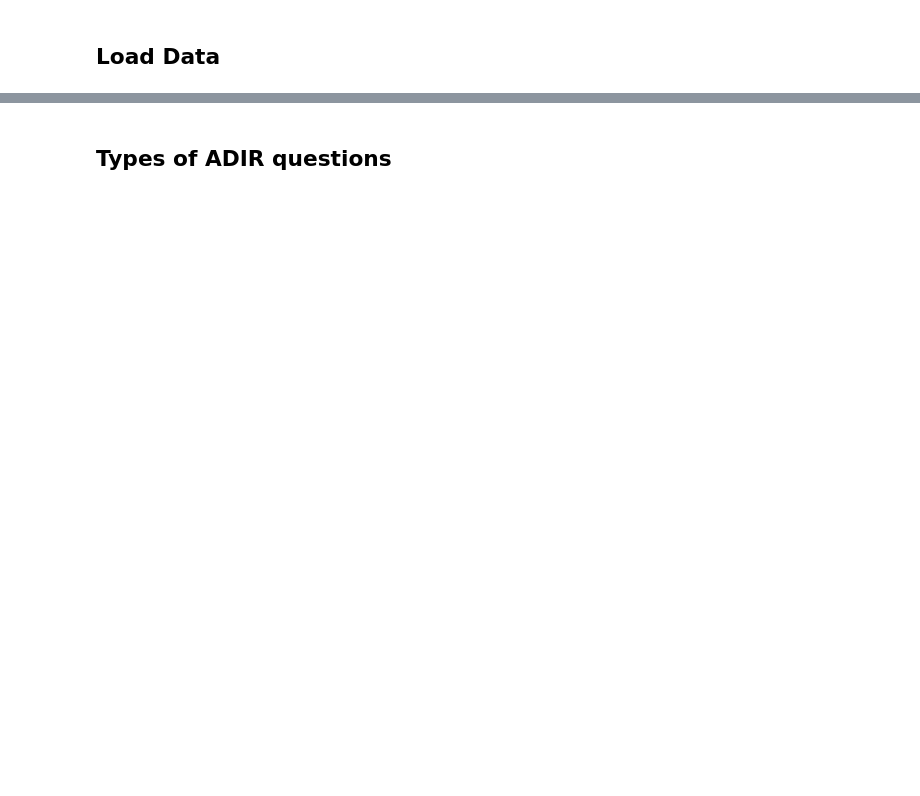
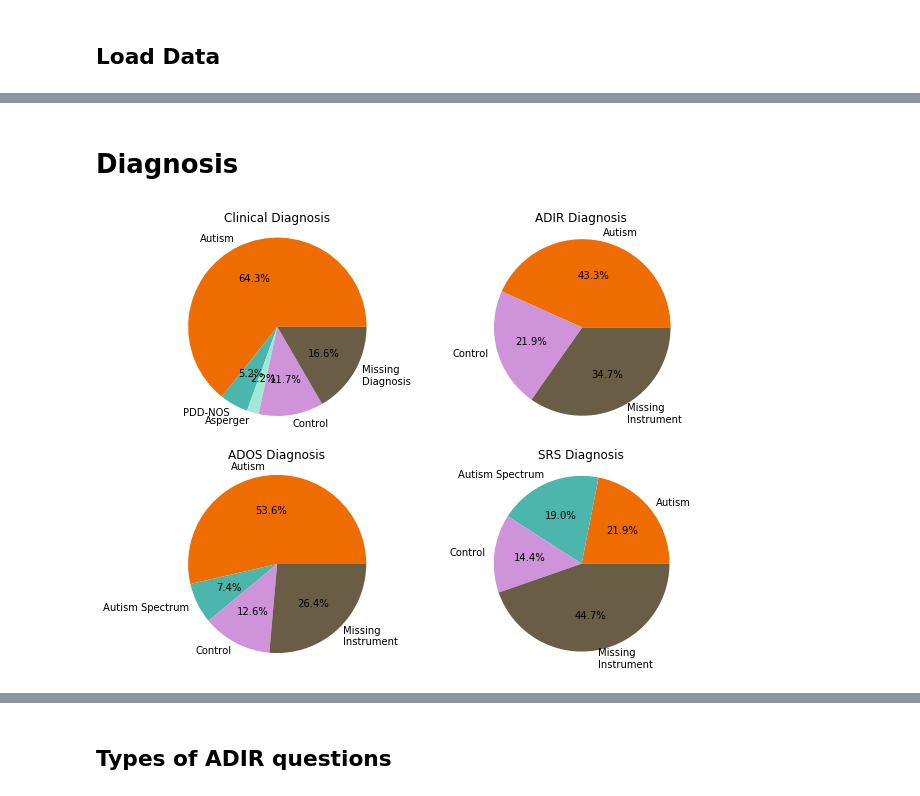
Before and after one commit to walllab/PhenotypeGLRM, a Jupyter notebook: analysis/Basic-Data.ipynb, the cells around one changed output, grey strips where cells are left out. Saved outputs shown, nothing was run; the diff lists cells and outputs as text; code cells hidden in the pictures; blank space fills up the shorter version.

```diff
--- a/analysis/Basic-Data.ipynb
+++ b/analysis/Basic-Data.ipynb
@@ -30,0 +79,39 @@ with open("../data/all_samples.csv") as f:
+# %% [markdown]
+# Diagnosis
+# %%
+import matplotlib.pyplot as plt
+from collections import Counter
+
+adir_c = Counter([x[1] for x in labels])
+ados_c = Counter([x[6] for x in labels])
+srs_c = Counter([x[11] for x in labels])
+clin_c = Counter([x[1] for x in all_info])
+
+clin_keys = ['Autism', 'PDD-NOS', 'Asperger', 'Control', 'None']
+clin_colors = ["#ef6c00", "#4db6ac", "#a1e8d9", "#ce93d8", "#695d46"]
+adir_keys = ['Autism', 'Control', 'None']
+adir_colors = ["#ef6c00", "#ce93d8", "#695d46"]
+keys = ['Autism', 'Autism Spectrum', 'Control', 'None']
+other_colors = ["#ef6c00", "#4db6ac", "#ce93d8", "#695d46"]
+
+fig1, ((ax1, ax2), (ax3, ax4)) = plt.subplots(2, 2, figsize=(10, 8))
+
+ax1.pie([clin_c[k] for k in clin_keys], labels=[k if k != 'None' else 'Missing\nDiagnosis' for k in clin_keys], autopct='%1.1f%%', colors=clin_colors)
+ax1.set_title('Clinical Diagnosis')
+ax1.axis('equal')  # Equal aspect ratio ensures that pie is drawn as a circle.
+
+ax2.pie([adir_c[k] for k in adir_keys], labels=[k if k != 'None' else 'Missing\nInstrument' for k in adir_keys], autopct='%1.1f%%', colors=adir_colors)
+ax2.set_title('ADIR Diagnosis')
+ax2.axis('equal')  # Equal aspect ratio ensures that pie is drawn as a circle.
+
+ax3.pie([ados_c[k] for k in keys], labels=[k if k != 'None' else 'Missing\nInstrument' for k in keys], autopct='%1.1f%%', colors=other_colors)
+ax3.set_title('ADOS Diagnosis')
+ax3.axis('equal')  # Equal aspect ratio ensures that pie is drawn as a circle.
+
+ax4.pie([srs_c[k] for k in keys], labels=[k if k != 'None' else 'Missing\nInstrument' for k in keys], autopct='%1.1f%%', colors=other_colors)
+ax4.set_title('SRS Diagnosis')
+ax4.axis('equal')  # Equal aspect ratio ensures that pie is drawn as a circle.
+
+plt.show()
+# %% [output]
+[figure, added]
```
Also changed, not shown: parts of 31 cells of this notebook, 17 other files.
